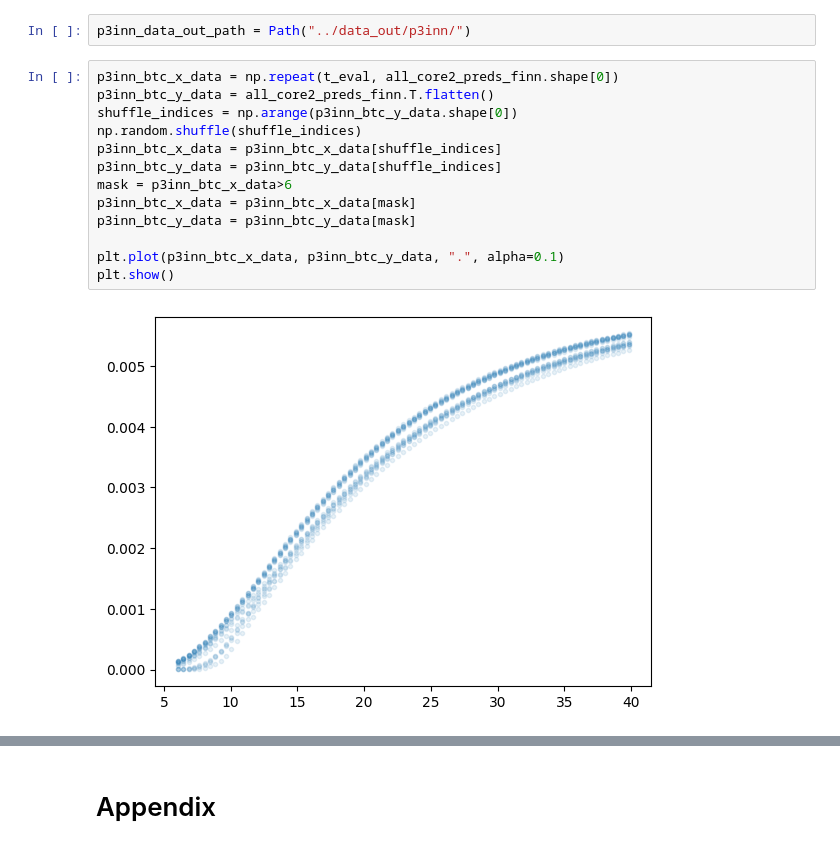
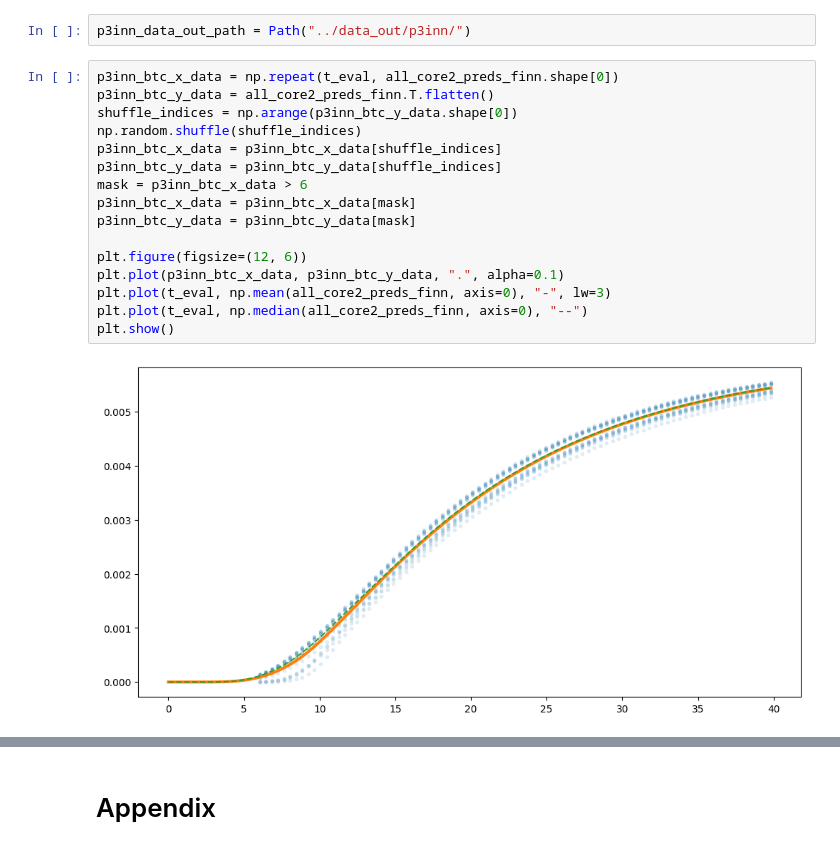
Before and after one commit to RiccardoFrenner/finn-nnpie, a Jupyter notebook: src/analyze_experimental_finn.ipynb, the cells around one changed output, grey strips where cells are left out. Cells and saved outputs as stored; diff of their text form.

```diff
--- a/src/analyze_experimental_finn.ipynb
+++ b/src/analyze_experimental_finn.ipynb
@@ -451,15 +457,18 @@ p3inn_data_out_path = Path("../data_out/p3inn/")
 # %%
 p3inn_btc_x_data = np.repeat(t_eval, all_core2_preds_finn.shape[0])
 p3inn_btc_y_data = all_core2_preds_finn.T.flatten()
 shuffle_indices = np.arange(p3inn_btc_y_data.shape[0])
 np.random.shuffle(shuffle_indices)
 p3inn_btc_x_data = p3inn_btc_x_data[shuffle_indices]
 p3inn_btc_y_data = p3inn_btc_y_data[shuffle_indices]
-mask = p3inn_btc_x_data>6
+mask = p3inn_btc_x_data > 6
 p3inn_btc_x_data = p3inn_btc_x_data[mask]
 p3inn_btc_y_data = p3inn_btc_y_data[mask]
 
+plt.figure(figsize=(12, 6))
 plt.plot(p3inn_btc_x_data, p3inn_btc_y_data, ".", alpha=0.1)
+plt.plot(t_eval, np.mean(all_core2_preds_finn, axis=0), "-", lw=3)
+plt.plot(t_eval, np.median(all_core2_preds_finn, axis=0), "--")
 plt.show()
 # %% [output]
-[figure, old version]
+[figure, new version]
```
Also changed, not shown: parts of 6 cells of this notebook, 4 other files.
